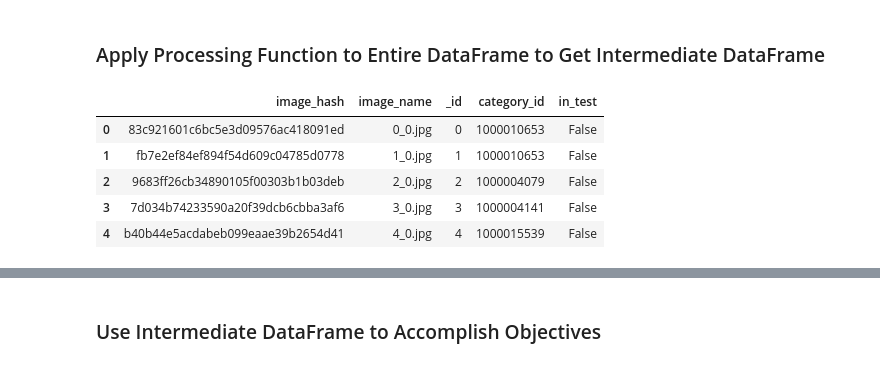
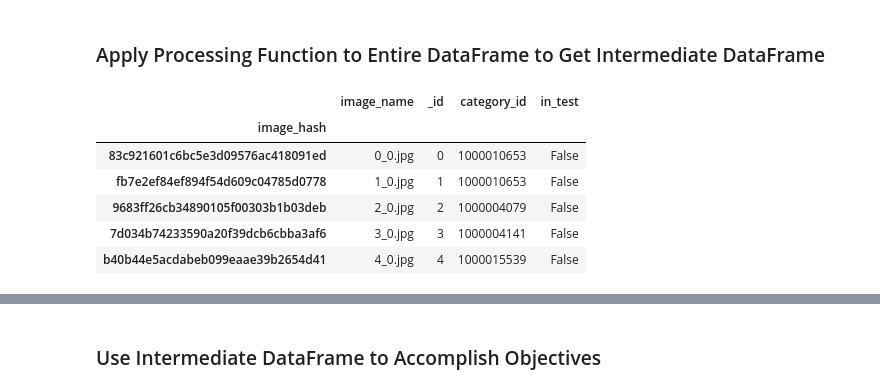
Before and after one commit to bwolfson97/cdiscount_image_classification, a Jupyter notebook: 01_find_duplicates.ipynb, the cells around one changed output, grey strips where cells are left out. Saved outputs shown, nothing was run; the diff lists cells and outputs as text; code cells hidden in the pictures.

```diff
--- a/01_find_duplicates.ipynb
+++ b/01_find_duplicates.ipynb
@@ -114,19 +116,20 @@ test_eq([('83c921601c6bc5e3d09576ac418091ed', '0_0.jpg', 0, -1, True)],
 ### Apply Processing Function to Entire DataFrame to Get Intermediate DataFrame
 # %%
 #export
-def process_df(data_path: Path, df):
+def process_df_helper(df, data_path: Path):
     """Processes a train/test dataframe and returns the intermediate dataframe with hashes."""
     process_row_func = GetProcessRowFunc(data_path, is_test="category_id" not in df)
     processed_products = [process_row_func(*row) for row in zip(*[df[col] for col in df.columns])]
     processed_df = pd.DataFrame(chain.from_iterable(processed_products),
                                 columns=["image_hash", "image_name", "_id", "category_id", "in_test"])
-    return processed_df
+    return processed_df.set_index("image_hash")
 # %%
-intermediate_df = process_df(path, train_csv); intermediate_df.head()
+intermediate_df = process_df_helper(train_csv, path); intermediate_df.head()
 # %% [output]
-|  | image_hash | image_name | _id | category_id | in_test |
-| 0 | 83c921601c6bc5e3d09576ac418091ed | 0_0.jpg | 0 | 1000010653 | False |
-| 1 | fb7e2ef84ef894f54d609c04785d0778 | 1_0.jpg | 1 | 1000010653 | False |
-| 2 | 9683ff26cb34890105f00303b1b03deb | 2_0.jpg | 2 | 1000004079 | False |
-| 3 | 7d034b74233590a20f39dcb6cbba3af6 | 3_0.jpg | 3 | 1000004141 | False |
-| 4 | b40b44e5acdabeb099eaae39b2654d41 | 4_0.jpg | 4 | 1000015539 | False |
+|  | image_name | _id | category_id | in_test |
+| image_hash |  |  |  |  |
+| 83c921601c6bc5e3d09576ac418091ed | 0_0.jpg | 0 | 1000010653 | False |
+| fb7e2ef84ef894f54d609c04785d0778 | 1_0.jpg | 1 | 1000010653 | False |
+| 9683ff26cb34890105f00303b1b03deb | 2_0.jpg | 2 | 1000004079 | False |
+| 7d034b74233590a20f39dcb6cbba3af6 | 3_0.jpg | 3 | 1000004141 | False |
+| b40b44e5acdabeb099eaae39b2654d41 | 4_0.jpg | 4 | 1000015539 | False |
```
Also changed, not shown: parts of 16 cells of this notebook, 3 other files.
